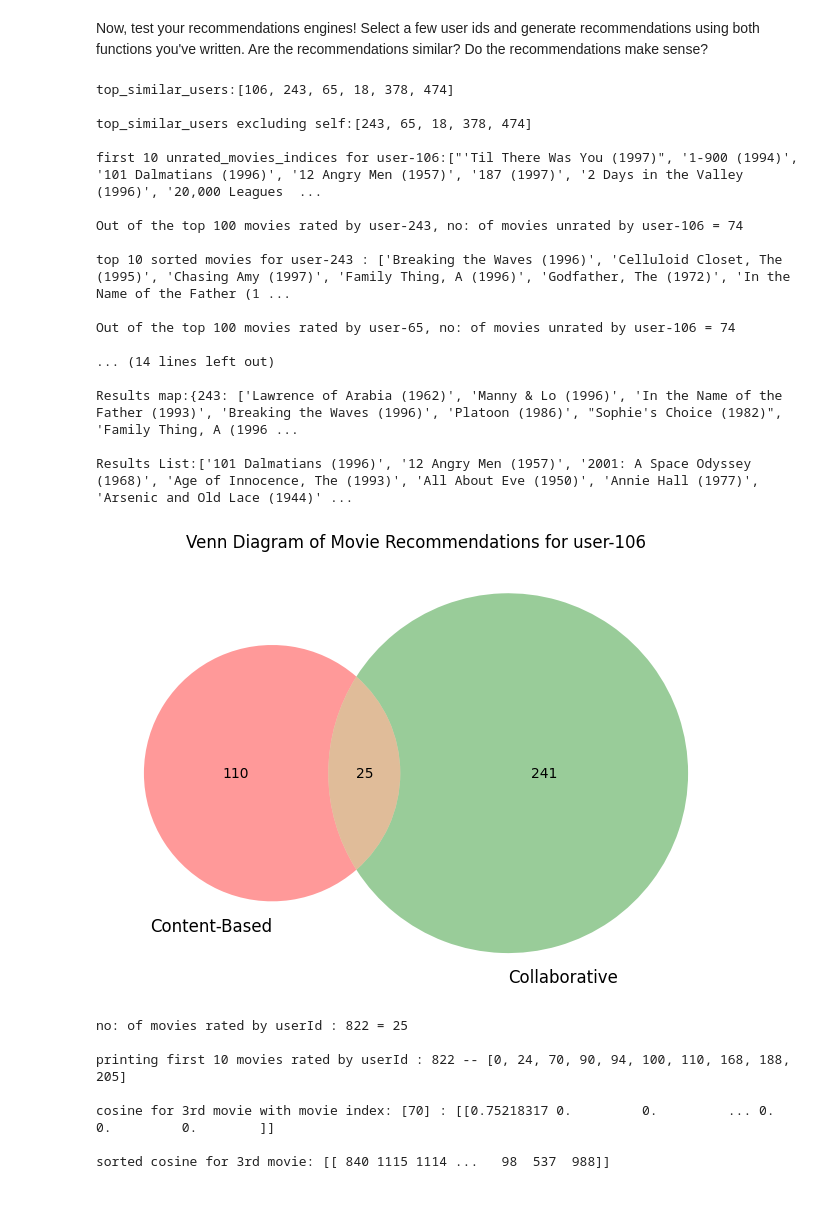
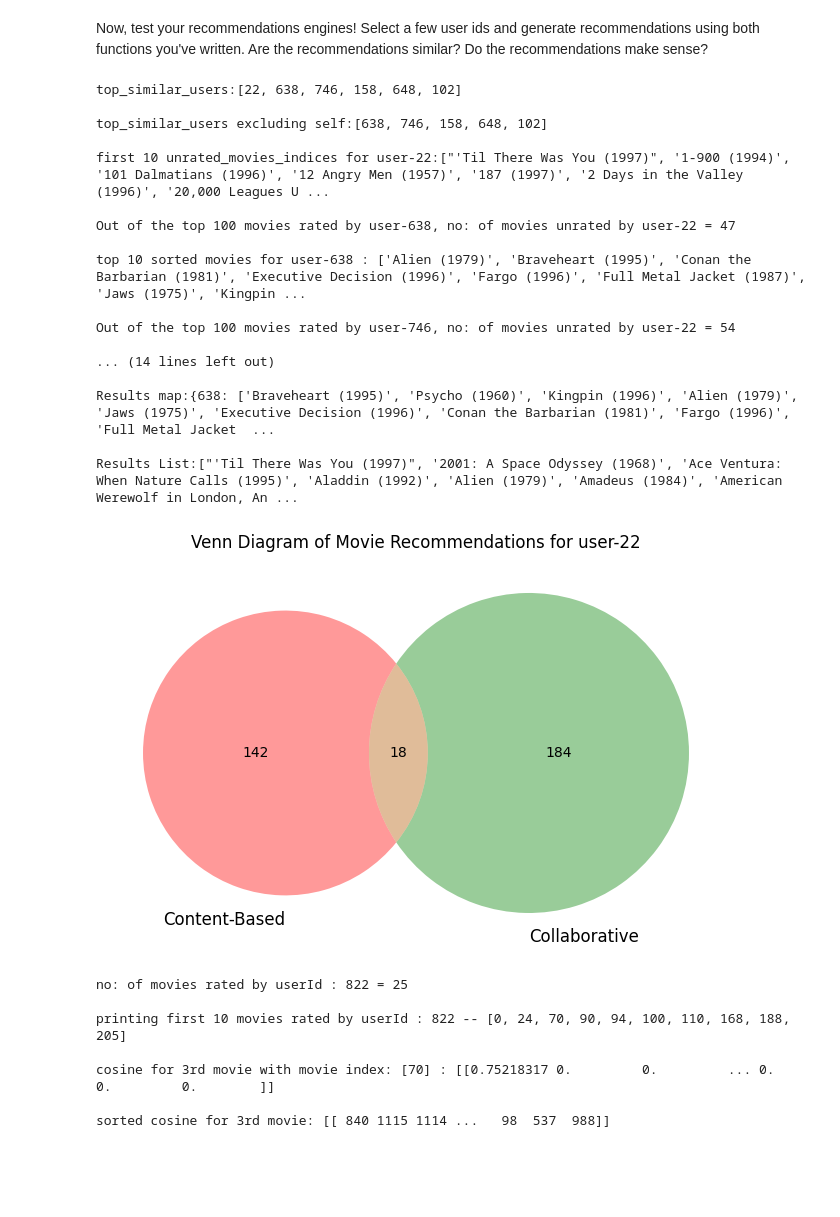
Before and after one commit to hsreekumar/Data_capstone, a Jupyter notebook: Student_MLE_MiniProject_Recommendation_Engines.ipynb, the cells around one changed output. Cells and saved outputs as stored; diff of their text form; code cells hidden in the pictures; blank space fills up the shorter version.

```diff
--- a/Student_MLE_MiniProject_Recommendation_Engines.ipynb
+++ b/Student_MLE_MiniProject_Recommendation_Engines.ipynb
@@ -272,7 +272,7 @@ def content_based_recommendation(user_id, df):
 
   return result, present
 # %%
-result_map, result_list = content_based_recommendation(106, merged_df)
+result_map, result_list = content_based_recommendation(22, merged_df)
 print(f'\nResult Map: {result_map} \n')
 print(f'Result List: {result_list}')
 # %% [output]
@@ -386,43 +386,43 @@ def collaborative_filtering_recommendation(user_id, df):
 Now, test your recommendations engines! Select a few user ids and generate recommendations using both functions you've written. Are the recommendations similar? Do the recommendations make sense?
 # %%
 # Test the recommendation engines
-r_map = collaborative_filtering_recommendation(106, merged_df)
+r_map = collaborative_filtering_recommendation(22, merged_df)
 r_list = sorted(set(item for sublist in r_map.values() for item in sublist))
 
 print(f'\nResults map:{r_map} \n')
 print(f'Results List:{r_list}')
 # %% [output]
-top_similar_users:[106, 243, 65, 18, 378, 474]
+top_similar_users:[22, 638, 746, 158, 648, 102]
 
-top_similar_users excluding self:[243, 65, 18, 378, 474]
+top_similar_users excluding self:[638, 746, 158, 648, 102]
 
-first 10 unrated_movies_indices for user-106:["'Til There Was You (1997)", '1-900 (1994)', '101 Dalmatians (1996)', '12 Angry Men (1957)', '187 (1997)', '2 Days in the Valley (1996)', '20,000 Leagues  ...
+first 10 unrated_movies_indices for user-22:["'Til There Was You (1997)", '1-900 (1994)', '101 Dalmatians (1996)', '12 Angry Men (1957)', '187 (1997)', '2 Days in the Valley (1996)', '20,000 Leagues U ...
 
-Out of the top 100 movies rated by user-243, no: of movies unrated by user-106 = 74
+Out of the top 100 movies rated by user-638, no: of movies unrated by user-22 = 47
 
-top 10 sorted movies for user-243 : ['Breaking the Waves (1996)', 'Celluloid Closet, The (1995)', 'Chasing Amy (1997)', 'Family Thing, A (1996)', 'Godfather, The (1972)', 'In the Name of the Father (1 ...
+top 10 sorted movies for user-638 : ['Alien (1979)', 'Braveheart (1995)', 'Conan the Barbarian (1981)', 'Executive Decision (1996)', 'Fargo (1996)', 'Full Metal Jacket (1987)', 'Jaws (1975)', 'Kingpin ...
 
-Out of the top 100 movies rated by user-65, no: of movies unrated by user-106 = 74
+Out of the top 100 movies rated by user-746, no: of movies unrated by user-22 = 54
 
 ... (14 lines left out)
 
-Results map:{243: ['Lawrence of Arabia (1962)', 'Manny & Lo (1996)', 'In the Name of the Father (1993)', 'Breaking the Waves (1996)', 'Platoon (1986)', "Sophie's Choice (1982)", 'Family Thing, A (1996 ...
+Results map:{638: ['Braveheart (1995)', 'Psycho (1960)', 'Kingpin (1996)', 'Alien (1979)', 'Jaws (1975)', 'Executive Decision (1996)', 'Conan the Barbarian (1981)', 'Fargo (1996)', 'Full Metal Jacket  ...
 
-Results List:['101 Dalmatians (1996)', '12 Angry Men (1957)', '2001: A Space Odyssey (1968)', 'Age of Innocence, The (1993)', 'All About Eve (1950)', 'Annie Hall (1977)', 'Arsenic and Old Lace (1944)' ...
+Results List:["'Til There Was You (1997)", '2001: A Space Odyssey (1968)', 'Ace Ventura: When Nature Calls (1995)', 'Aladdin (1992)', 'Alien (1979)', 'Amadeus (1984)', 'American Werewolf in London, An ...
 # %%
 # Convert lists to sets for set operations
 set1 = set(result_list)
 set2 = set(r_list)
 
 # Create a Venn diagram
 plt.figure(figsize=(8, 8))
 venn2([set1, set2], ('Content-Based', 'Collaborative'))
 
 # Title and display the plot
-plt.title('Venn Diagram of Movie Recommendations for user-106')
+plt.title('Venn Diagram of Movie Recommendations for user-22')
 plt.show()
 # %% [output]
-[figure, old version]
+[figure, new version]
 # %%
 # Generate a random list of 10 values from 1 to 1000
 random_users = random.sample(range(1, 1001), 10)
```
Also changed, not shown: parts of 1 cell of this notebook.
